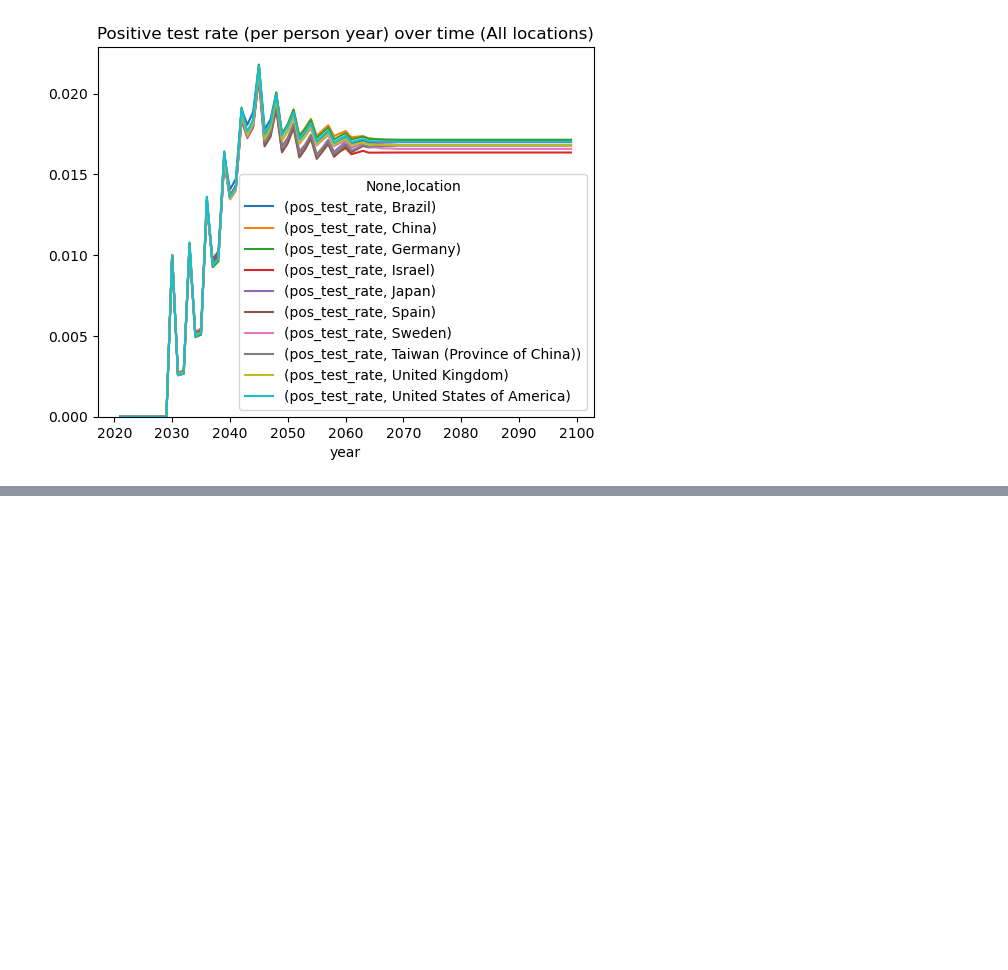
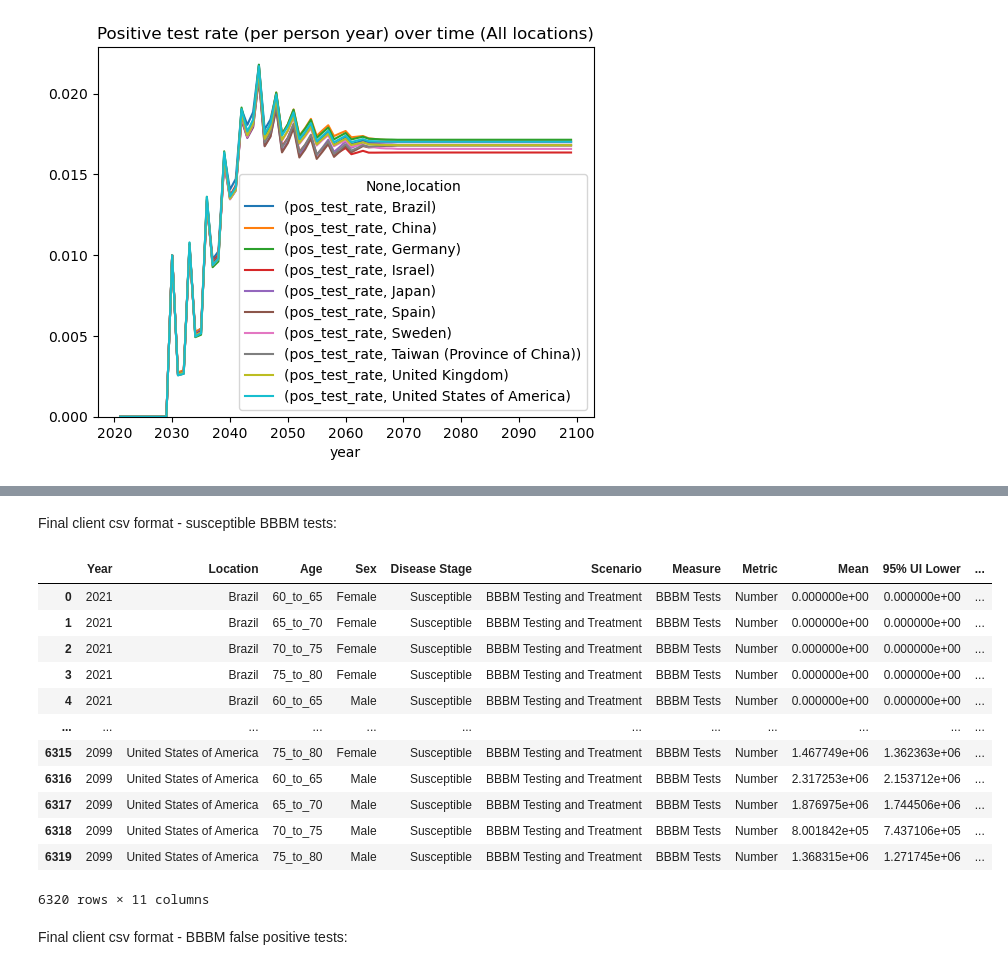
Before and after one commit to ihmeuw/vivarium_research_alzheimers, a Jupyter notebook: outside_sim_calculations/multistate_testing_treatment_table.ipynb, the cells around one changed output, grey strips where cells are left out. Drawn from its saved outputs; the diff is of its cells as text; code cells hidden in the pictures; blank space fills up the shorter version.

Commit message:
Final client outputs

```diff
--- a/outside_sim_calculations/multistate_testing_treatment_table.ipynb
+++ b/outside_sim_calculations/multistate_testing_treatment_table.ipynb
@@ -576,0 +578,61 @@ display(
+# %%
+def describe_col(col):
+    col = col.groupby(["location", "year", "sex", "age_group"]).describe(
+        percentiles=[0.025, 0.975]
+    )
+    return col[["mean", "2.5%", "97.5%"]].reset_index()
+
+
+def add_cols_and_rename(df, measure: str):
+    df["Disease Stage"] = "Susceptible"
+    df["Scenario"] = "BBBM Testing and Treatment"
+    df["Measure"] = measure
+    df["Metric"] = "Number"
+
+    df = df.rename(
+        columns={
+            "location": "Location",
+            "year": "Year",
+            "sex": "Sex",
+            "age_group": "Age",
+            "mean": "Mean",
+            "2.5%": "95% UI Lower",
+            "97.5%": "95% UI Upper",
+        }
+    )
+    return df[
+        [
+            "Year",
+            "Location",
+            "Age",
+            "Sex",
+            "Disease Stage",
+            "Scenario",
+            "Measure",
+            "Metric",
+            "Mean",
+            "95% UI Lower",
+            "95% UI Upper",
+        ]
+    ]
+# %% [markdown]
+Final client csv format - susceptible BBBM tests:
+# %%
+susc_tests = describe_col(pt_output_final["bbbm_test_count"])
+# %%
+susc_tests = add_cols_and_rename(susc_tests, "BBBM Tests")
+susc_tests
+# %% [output]
+|  | Year | Location | Age | Sex | Disease Stage | Scenario | Measure | Metric | Mean | 95% UI Lower | ... |
+| 0 | 2021 | Brazil | 60_to_65 | Female | Susceptible | BBBM Testing and Treatment | BBBM Tests | Number | 0.000000e+00 | 0.000000e+00 | ... |
+| 1 | 2021 | Brazil | 65_to_70 | Female | Susceptible | BBBM Testing and Treatment | BBBM Tests | Number | 0.000000e+00 | 0.000000e+00 | ... |
+| 2 | 2021 | Brazil | 70_to_75 | Female | Susceptible | BBBM Testing and Treatment | BBBM Tests | Number | 0.000000e+00 | 0.000000e+00 | ... |
+| 3 | 2021 | Brazil | 75_to_80 | Female | Susceptible | BBBM Testing and Treatment | BBBM Tests | Number | 0.000000e+00 | 0.000000e+00 | ... |
+| 4 | 2021 | Brazil | 60_to_65 | Male | Susceptible | BBBM Testing and Treatment | BBBM Tests | Number | 0.000000e+00 | 0.000000e+00 | ... |
+| ... | ... | ... | ... | ... | ... | ... | ... | ... | ... | ... | ... |
+| 6315 | 2099 | United States of America | 75_to_80 | Female | Susceptible | BBBM Testing and Treatment | BBBM Tests | Number | 1.467749e+06 | 1.362363e+06 | ... |
+| 6316 | 2099 | United States of America | 60_to_65 | Male | Susceptible | BBBM Testing and Treatment | BBBM Tests | Number | 2.317253e+06 | 2.153712e+06 | ... |
+| 6317 | 2099 | United States of America | 65_to_70 | Male | Susceptible | BBBM Testing and Treatment | BBBM Tests | Number | 1.876975e+06 | 1.744506e+06 | ... |
+| 6318 | 2099 | United States of America | 70_to_75 | Male | Susceptible | BBBM Testing and Treatment | BBBM Tests | Number | 8.001842e+05 | 7.437106e+05 | ... |
+| 6319 | 2099 | United States of America | 75_to_80 | Male | Susceptible | BBBM Testing and Treatment | BBBM Tests | Number | 1.368315e+06 | 1.271745e+06 | ... |
+6320 rows × 11 columns
@@ -576,0 +642,2 @@ display(
+# %% [markdown]
+Final client csv format - BBBM false positive tests:
```
Also changed, not shown: parts of 11 cells of this notebook, 3 other files.
